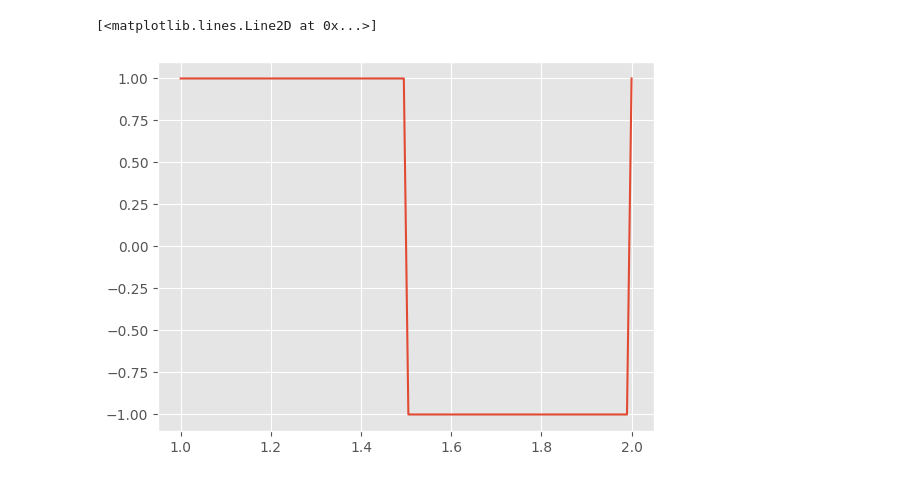
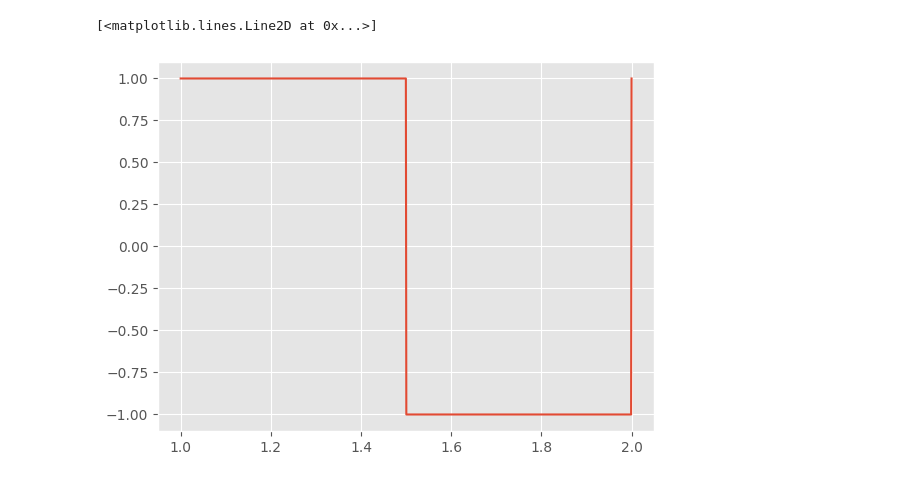
Before and after one commit to mptex/engtool, a Jupyter notebook: notebooks/FourierTransform.ipynb, the cells around one changed output. Cells and saved outputs as stored; diff of their text form; code cells hidden in the pictures.

```diff
--- a/notebooks/FourierTransform.ipynb
+++ b/notebooks/FourierTransform.ipynb
@@ -1,17 +1,17 @@
 # %%
 import matplotlib.pyplot as plt
 import numpy as np
 import math as m
 from scipy import signal
-x = np.linspace(1, 2,100)
+x = np.linspace(1, 2,1000)
 y =  signal.square(2*np.pi*1*x)
 
 fig = plt.subplot()
 plt.style.use('ggplot')
 fig.plot(x,y)
 # %% [output]
 [<matplotlib.lines.Line2D at 0x...>]
-[figure, old version]
+[figure, new version]
 # %%
 from scipy.fft import fft, ifft
 def squareWave(w):
```
Also changed, not shown: parts of 1 cell of this notebook.
